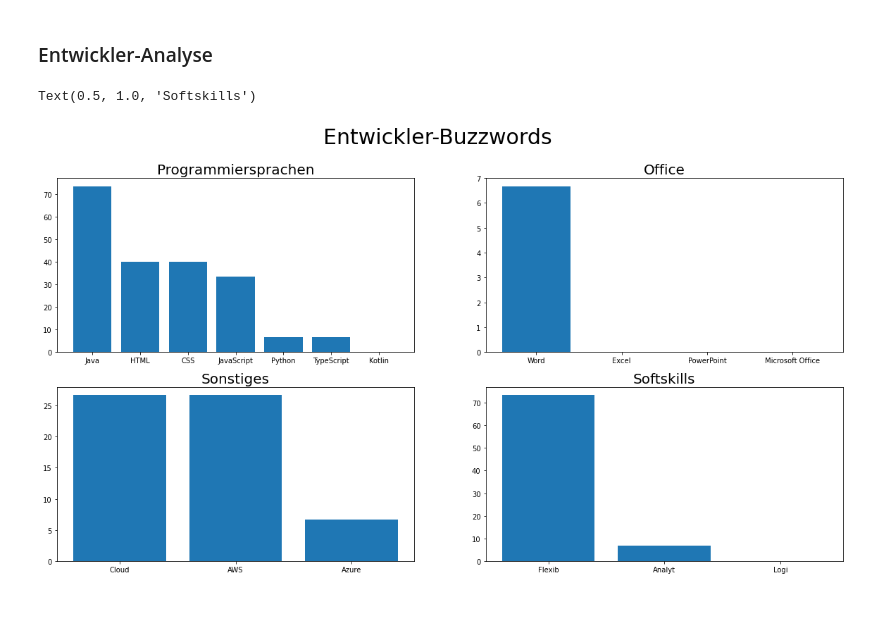
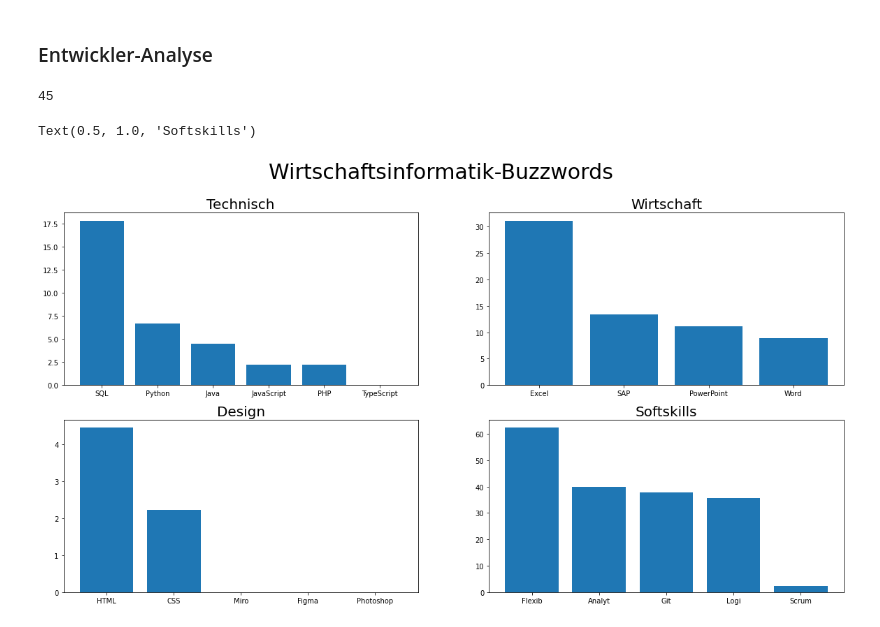
Before and after one commit to AlexanderKosmehl/indeed-buzzword-analyzer, a Jupyter notebook: buzzword_analyzer.ipynb, the cells around one changed output. Cells and saved outputs as stored; diff of their text form; code cells hidden in the pictures.

Commit message:
Changed buzzwords

```diff
--- a/buzzword_analyzer.ipynb
+++ b/buzzword_analyzer.ipynb
@@ -9,47 +9,50 @@ from analyzer import *
 ### Set Buzzwords
 # %%
 categories = {
-  "Programmiersprachen": ["Java", "Kotlin", "Python", "JavaScript", "TypeScript", "HTML", "CSS"],
-  "Office": ["Word", "Excel", "PowerPoint", "Microsoft Office"],
-  "Sonstiges": ["Cloud", "AWS", "Azure"],
-  "Softskills": ["Analyt", "Logi", "Flexib"]
+  "Technisch": ["Java", "SQL", "Python", "JavaScript", "TypeScript", "PHP"],
+  "Wirtschaft": ["Word", "Excel", "PowerPoint", "SAP"],
+  "Design": ["HTML", "CSS", "Miro", "Figma", "Photoshop"],
+  "Softskills": ["Analyt", "Logi", "Flexib", "Git", "Scrum"]
 }
 # %% [markdown]
 ### Entwickler-Analyse
 # %%
-title = "Entwickler"
+title = "Data Mining"
 location = "Köln"
 
-entwickler_job_descriptions = getJobDescriptions(title, location, num_pages=1)
+entwickler_job_descriptions = getJobDescriptions(title, location, num_pages=3)
+print(len(entwickler_job_descriptions))
+# %% [output]
+45
 # %%
 fig, axs = plt.subplots(2, 2)
 fig.suptitle(f"{title}-Buzzwords", fontsize=30)
 fig.set_size_inches(20, 10)
 
 
-# Programmiersprachen
-prog_buzz_counts = getBuzzwordCounts(entwickler_job_descriptions, categories["Programmiersprachen"])
+# Technisch
+prog_buzz_counts = getBuzzwordCounts(entwickler_job_descriptions, categories["Technisch"])
 prog_sorted_counts = getSortedBuzzwordCounts(prog_buzz_counts)
 axs[0, 0].bar(prog_sorted_counts.keys(), list(map(lambda x: x/len(entwickler_job_descriptions) * 100, prog_sorted_counts.values())))
-axs[0, 0].set_title("Programmiersprachen", fontsize=20)
+axs[0, 0].set_title("Technisch", fontsize=20)
 
-# Office
-off_buzz_counts = getBuzzwordCounts(entwickler_job_descriptions, categories["Office"])
+# Wirtschaft
+off_buzz_counts = getBuzzwordCounts(entwickler_job_descriptions, categories["Wirtschaft"])
 off_sorted_counts = getSortedBuzzwordCounts(off_buzz_counts)
 axs[0, 1].bar(off_sorted_counts.keys(), list(map(lambda x: x/len(entwickler_job_descriptions) * 100, off_sorted_counts.values())))
-axs[0, 1].set_title("Office", fontsize=20)
+axs[0, 1].set_title("Wirtschaft", fontsize=20)
 
 # Kollaboration
-misc_buzz_counts = getBuzzwordCounts(entwickler_job_descriptions, categories["Sonstiges"])
+misc_buzz_counts = getBuzzwordCounts(entwickler_job_descriptions, categories["Design"])
 misc_sorted_counts = getSortedBuzzwordCounts(misc_buzz_counts)
 axs[1, 0].bar(misc_sorted_counts.keys(), list(map(lambda x: x/len(entwickler_job_descriptions) * 100, misc_sorted_counts.values())))
-axs[1, 0].set_title("Sonstiges", fontsize=20)
+axs[1, 0].set_title("Design", fontsize=20)
 
 # Softskills
 soft_buzz_counts = getBuzzwordCounts(entwickler_job_descriptions, categories["Softskills"])
 soft_sorted_counts = getSortedBuzzwordCounts(soft_buzz_counts)
 axs[1, 1].bar(soft_sorted_counts.keys(), list(map(lambda x: x/len(entwickler_job_descriptions) * 100, soft_sorted_counts.values())))
 axs[1, 1].set_title("Softskills", fontsize=20)
 # %% [output]
 Text(0.5, 1.0, 'Softskills')
-[figure, old version]
+[figure, new version]
```
Also changed, not shown: parts of 1 cell of this notebook.
